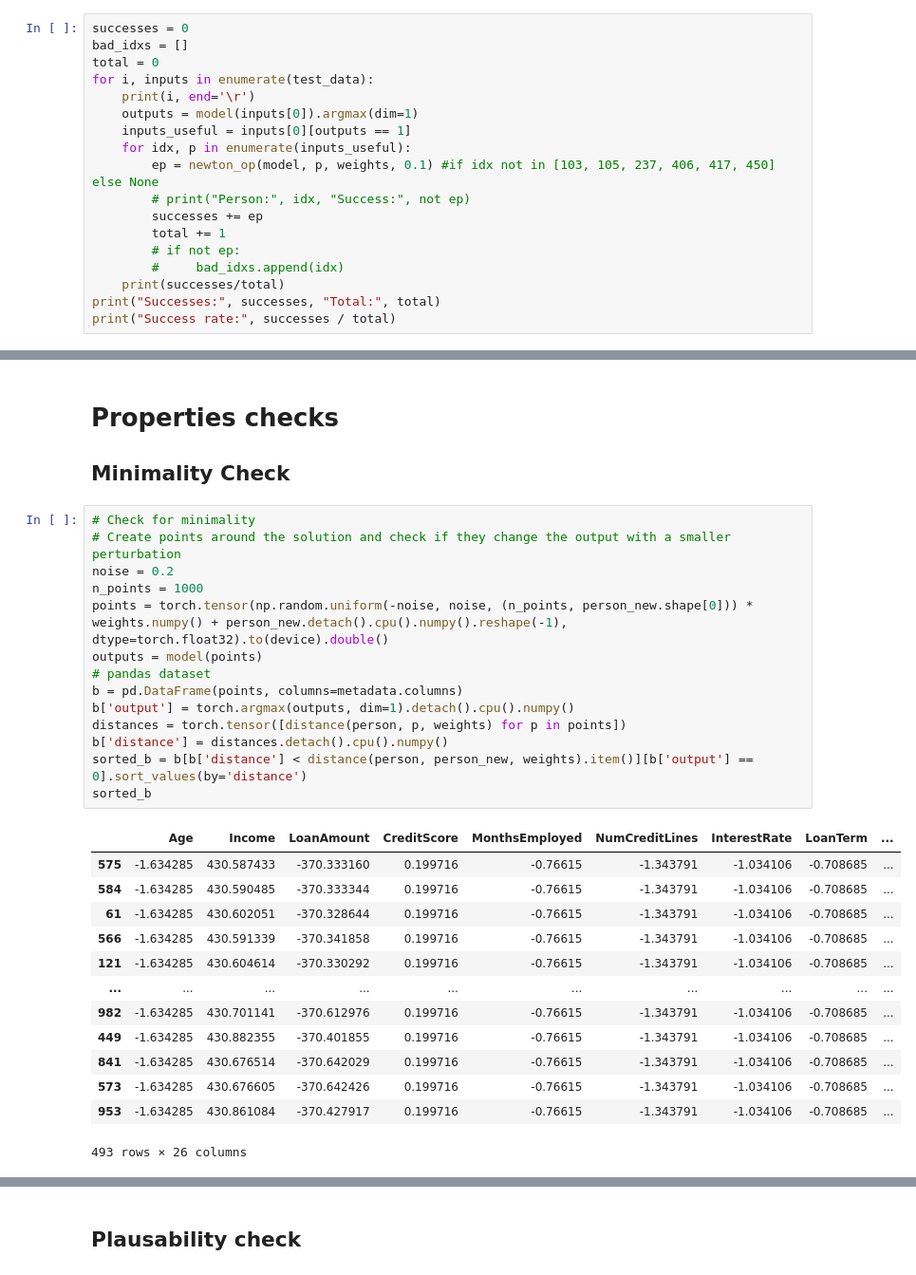
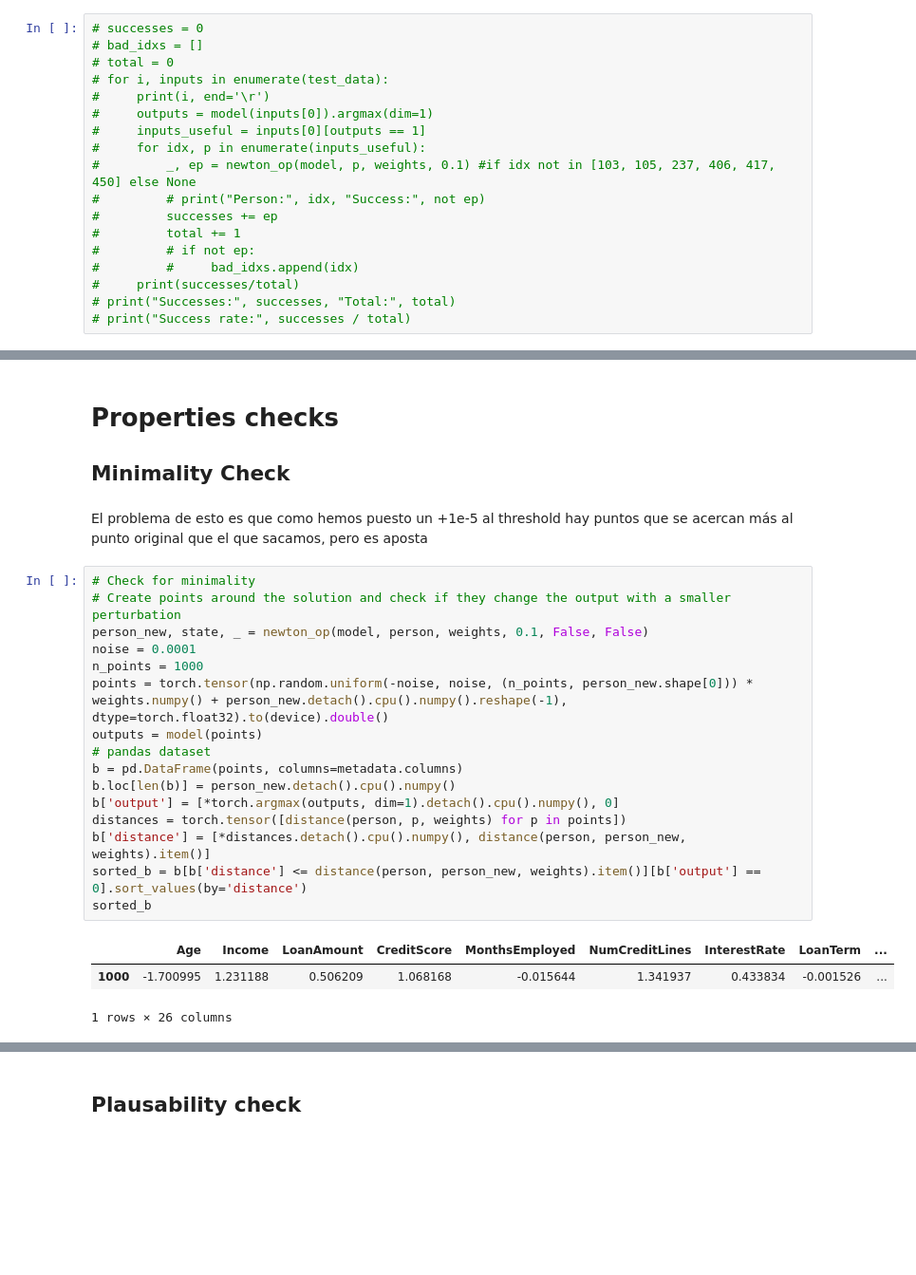
Before and after one commit to javiprietod/TFG, a Jupyter notebook: counter_grad.ipynb, the cells around one changed output, grey strips where cells are left out. Shown at 95% size. Saved outputs shown, nothing was run; the diff lists cells and outputs as text; blank space fills up the shorter version.

```diff
--- a/counter_grad.ipynb
+++ b/counter_grad.ipynb
@@ -355,18 +427,18 @@ Success rate: 1.0
 # %%
-successes = 0
-bad_idxs = []
-total = 0
-for i, inputs in enumerate(test_data):
-    print(i, end='\r')
-    outputs = model(inputs[0]).argmax(dim=1)
-    inputs_useful = inputs[0][outputs == 1]
-    for idx, p in enumerate(inputs_useful):
-        ep = newton_op(model, p, weights, 0.1) #if idx not in [103, 105, 237, 406, 417, 450] else None
-        # print("Person:", idx, "Success:", not ep)
-        successes += ep
-        total += 1
-        # if not ep:
-        #     bad_idxs.append(idx)
-    print(successes/total)
-print("Successes:", successes, "Total:", total)
-print("Success rate:", successes / total)
+# successes = 0
+# bad_idxs = []
+# total = 0
+# for i, inputs in enumerate(test_data):
+#     print(i, end='\r')
+#     outputs = model(inputs[0]).argmax(dim=1)
+#     inputs_useful = inputs[0][outputs == 1]
+#     for idx, p in enumerate(inputs_useful):
+#         _, ep = newton_op(model, p, weights, 0.1) #if idx not in [103, 105, 237, 406, 417, 450] else None
+#         # print("Person:", idx, "Success:", not ep)
+#         successes += ep
+#         total += 1
+#         # if not ep:
+#         #     bad_idxs.append(idx)
+#     print(successes/total)
+# print("Successes:", successes, "Total:", total)
+# print("Success rate:", successes / total)
@@ -400,31 +460,25 @@ a
 # %% [markdown]
 # Properties checks
 ## Minimality Check
+# %% [markdown]
+El problema de esto es que como hemos puesto un +1e-5 al threshold hay puntos que se acercan más al punto original que el que sacamos, pero es aposta
 # %%
 # Check for minimality
 # Create points around the solution and check if they change the output with a smaller perturbation
-noise = 0.2
+person_new, state, _ = newton_op(model, person, weights, 0.1, False, False)
+noise = 0.0001
 n_points = 1000
 points = torch.tensor(np.random.uniform(-noise, noise, (n_points, person_new.shape[0])) * weights.numpy() + person_new.detach().cpu().numpy().reshape(-1), dtype=torch.float32).to(device).double()
 outputs = model(points)
 # pandas dataset
 b = pd.DataFrame(points, columns=metadata.columns)
-b['output'] = torch.argmax(outputs, dim=1).detach().cpu().numpy()
+b.loc[len(b)] = person_new.detach().cpu().numpy()
+b['output'] = [*torch.argmax(outputs, dim=1).detach().cpu().numpy(), 0]
 distances = torch.tensor([distance(person, p, weights) for p in points])
-b['distance'] = distances.detach().cpu().numpy()
-sorted_b = b[b['distance'] < distance(person, person_new, weights).item()][b['output'] == 0].sort_values(by='distance')
+b['distance'] = [*distances.detach().cpu().numpy(), distance(person, person_new, weights).item()]
+sorted_b = b[b['distance'] <= distance(person, person_new, weights).item()][b['output'] == 0].sort_values(by='distance')
 sorted_b
 # %% [output]
 |  | Age | Income | LoanAmount | CreditScore | MonthsEmployed | NumCreditLines | InterestRate | LoanTerm | ... |
-| 575 | -1.634285 | 430.587433 | -370.333160 | 0.199716 | -0.76615 | -1.343791 | -1.034106 | -0.708685 | ... |
-| 584 | -1.634285 | 430.590485 | -370.333344 | 0.199716 | -0.76615 | -1.343791 | -1.034106 | -0.708685 | ... |
-| 61 | -1.634285 | 430.602051 | -370.328644 | 0.199716 | -0.76615 | -1.343791 | -1.034106 | -0.708685 | ... |
-| 566 | -1.634285 | 430.591339 | -370.341858 | 0.199716 | -0.76615 | -1.343791 | -1.034106 | -0.708685 | ... |
-| 121 | -1.634285 | 430.604614 | -370.330292 | 0.199716 | -0.76615 | -1.343791 | -1.034106 | -0.708685 | ... |
-| ... | ... | ... | ... | ... | ... | ... | ... | ... | ... |
-| 982 | -1.634285 | 430.701141 | -370.612976 | 0.199716 | -0.76615 | -1.343791 | -1.034106 | -0.708685 | ... |
-| 449 | -1.634285 | 430.882355 | -370.401855 | 0.199716 | -0.76615 | -1.343791 | -1.034106 | -0.708685 | ... |
-| 841 | -1.634285 | 430.676514 | -370.642029 | 0.199716 | -0.76615 | -1.343791 | -1.034106 | -0.708685 | ... |
-| 573 | -1.634285 | 430.676605 | -370.642426 | 0.199716 | -0.76615 | -1.343791 | -1.034106 | -0.708685 | ... |
-| 953 | -1.634285 | 430.861084 | -370.427917 | 0.199716 | -0.76615 | -1.343791 | -1.034106 | -0.708685 | ... |
+| 1000 | -1.700995 | 1.231188 | 0.506209 | 1.068168 | -0.015644 | 1.341937 | 0.433834 | -0.001526 | ... |
-493 rows × 26 columns
+1 rows × 26 columns
```
Also changed, not shown: parts of 55 cells of this notebook, 3 other files.
